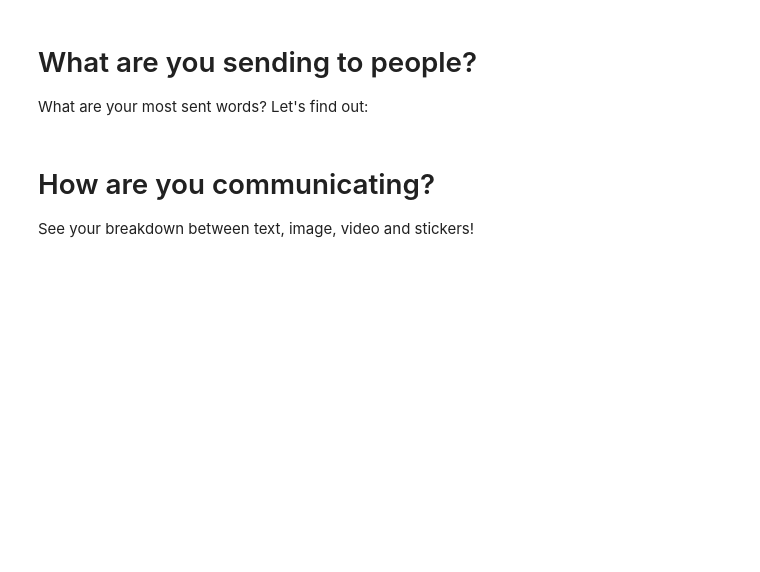
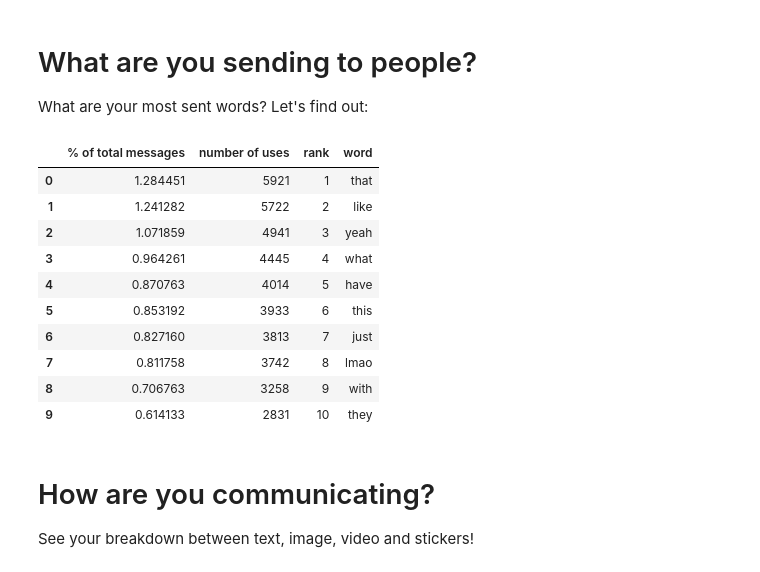
Before and after one commit to simonwongwong/Facebook-Messenger-Statistics, a Jupyter notebook: facebook-messenger-stats.ipynb, the cells around one changed output. Saved outputs shown, nothing was run; the diff lists cells and outputs as text; code cells hidden in the pictures; blank space fills up the shorter version.

```diff
--- a/facebook-messenger-stats.ipynb
+++ b/facebook-messenger-stats.ipynb
@@ -63,10 +125,22 @@ stats.plot('year','number of messages', df_year, 'Most active year')
 What are your most sent words? Let's find out:
 # %%
 topNum = 10 #how many words to display (i.e. topNum = 10 displays top 10 words)
-chars = 2 #the minimum length of the words, single letter words are boring!
+chars = 4 #the minimum length of the words, single letter words are boring!
 sender = 'Simon Wong' #can use any name to find the most used words from a certain sender. or 'ANY_SENDER' for any sender
 df_words = stats.getMostUsedWords(chat_dict, topNum, sender, chars)
 df_words
+# %% [output]
+|  | % of total messages | number of uses | rank | word |
+| 0 | 1.284451 | 5921 | 1 | that |
+| 1 | 1.241282 | 5722 | 2 | like |
+| 2 | 1.071859 | 4941 | 3 | yeah |
+| 3 | 0.964261 | 4445 | 4 | what |
+| 4 | 0.870763 | 4014 | 5 | have |
+| 5 | 0.853192 | 3933 | 6 | this |
+| 6 | 0.827160 | 3813 | 7 | just |
+| 7 | 0.811758 | 3742 | 8 | lmao |
+| 8 | 0.706763 | 3258 | 9 | with |
+| 9 | 0.614133 | 2831 | 10 | they |
 # %% [markdown]
 # How are you communicating?
 
```
Also changed, not shown: parts of 10 cells of this notebook.
